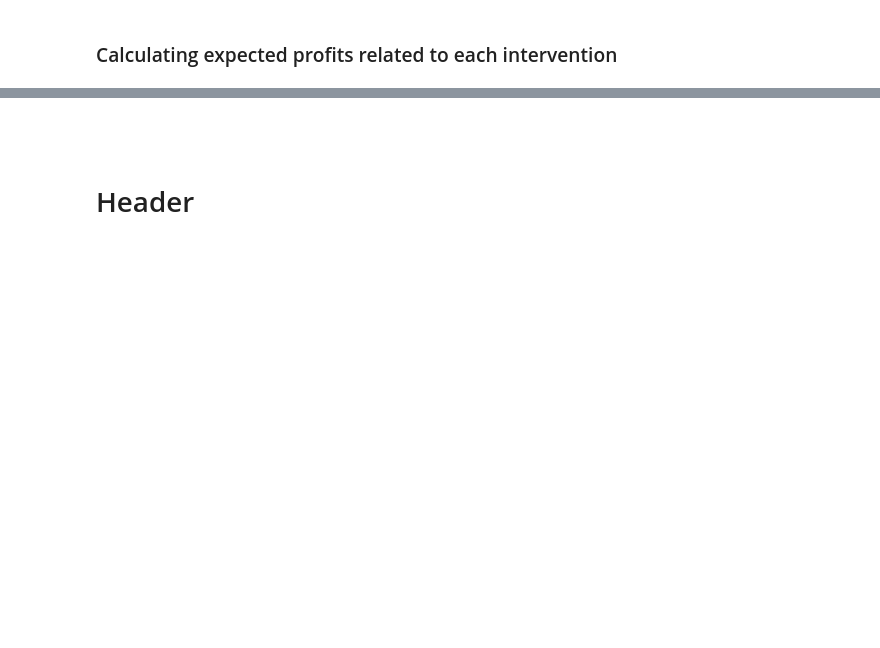
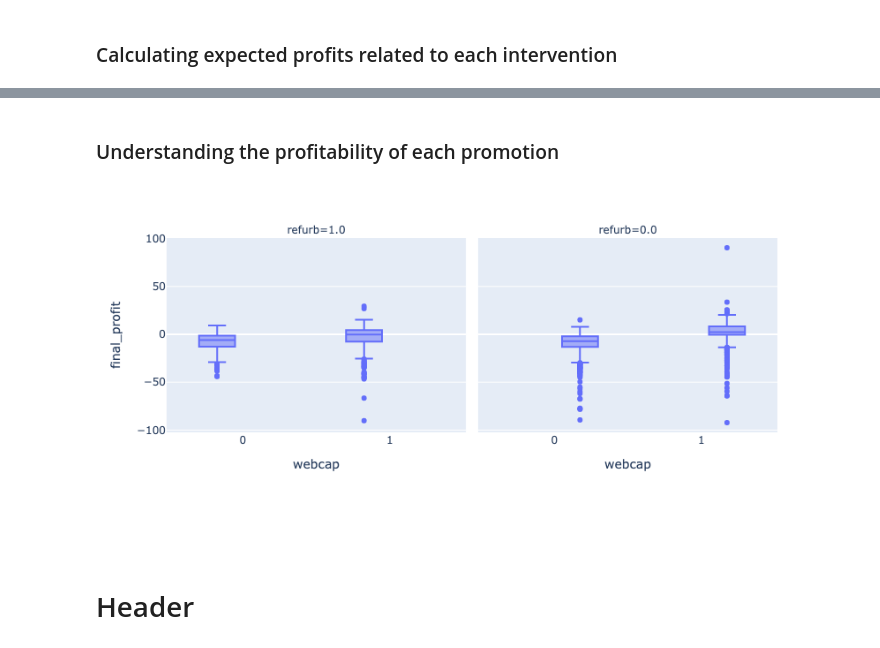
Before and after one commit to robperch/marketing_analytics_cell2cell, a Jupyter notebook: notebooks/cell2cell_nb.ipynb, the cells around one changed output, grey strips where cells are left out. Cells and saved outputs as stored; diff of their text form; code cells hidden in the pictures; blank space fills up the shorter version.

Commit message:
almost done! - why is the recurring charge not profitable?

```diff
--- a/notebooks/cell2cell_nb.ipynb
+++ b/notebooks/cell2cell_nb.ipynb
@@ -739,29 +769,29 @@ def prom_exp_profit(periods, revenue, cost, churn_p_sq, churn_p_prom, disc):
         ## Entry for t and t+1
         if p <= 1:
             res_lst.append(
-                ((revenue - cost)*(1 - churn_p_prom)**p)*(1 - disc)**p
+                (revenue*(1 - churn_p_prom)**p)*(1 - disc)**p
             )
 
         ## Entries from t+2 onwards
         if p > 1:
             res_lst.append(
-                (revenue - cost)*(1*(1 - churn_p_prom)**(1)*(1 - churn_p_sq)**(p - 1))*(1 - disc)**p
+                revenue*(1*(1 - churn_p_prom)**(1)*(1 - churn_p_sq)**(p - 1))*(1 - disc)**p
             )
 
     ### Adding and rounding all results stored
-    res = round(sum(res_lst), 2)
+    res = round(sum(res_lst), 2) - cost
 
     return res
 # %%
-## Expected profits (present value) for each customer if we don't do anything
-dfc['exp_pv_prom_profit'] = dfc.apply(
+## Expected profits (present value) for each customer if we offer a promotion assuming the cost is zero
+dfc['exp_pv_prom_profit_cost0'] = dfc.apply(
     lambda x: prom_exp_profit(
-        sim_periods,
-        x['revenue'],
-        0,
-        x['m2_pred_prob'],
-        x['prom_pred_prob'],
-        disc_rate,
+        periods=sim_periods,
+        revenue=x['revenue'],
+        cost=0,
+        churn_p_sq=x['m2_pred_prob'],
+        churn_p_prom=x['prom_pred_prob'],
+        disc=disc_rate,
     ),
     axis=1
 )
@@ -767,0 +800,16 @@ dfc['exp_pv_prom_profit'] = dfc.apply(
+# %%
+## Expected profits (present value) for each customer if we offer a promotion and considering the cost of the promotion
+dfc['exp_pv_prom_profit'] = dfc.apply(
+    lambda x: prom_exp_profit(
+        periods=sim_periods,
+        revenue=x['revenue'],
+        cost=x['prom_cost'],
+        churn_p_sq=x['m2_pred_prob'],
+        churn_p_prom=x['prom_pred_prob'],
+        disc=disc_rate,
+    ),
+    axis=1
+)
+# %%
+## Calculating the profitability of the LTV with the promotion
+dfc['final_profit'] = dfc['exp_pv_prom_profit'] - dfc['exp_pv_profit_no_inc']
@@ -767,0 +865,2 @@ dfc['exp_pv_prom_profit'] = dfc.apply(
+# %% [markdown]
+### Understanding the profitability of each promotion
@@ -768,3 +884,12 @@ dfc['exp_pv_prom_profit'] = dfc.apply(
+# %%
+px.box(
+    data_frame=dfc,
+    x='webcap',
+    y='final_profit',
+    facet_col='refurb',
+)
+# %% [output]
+[figure, added]
 # %% [markdown]
 #
 # %% [markdown]
```
Also changed, not shown: parts of 23 cells of this notebook.
